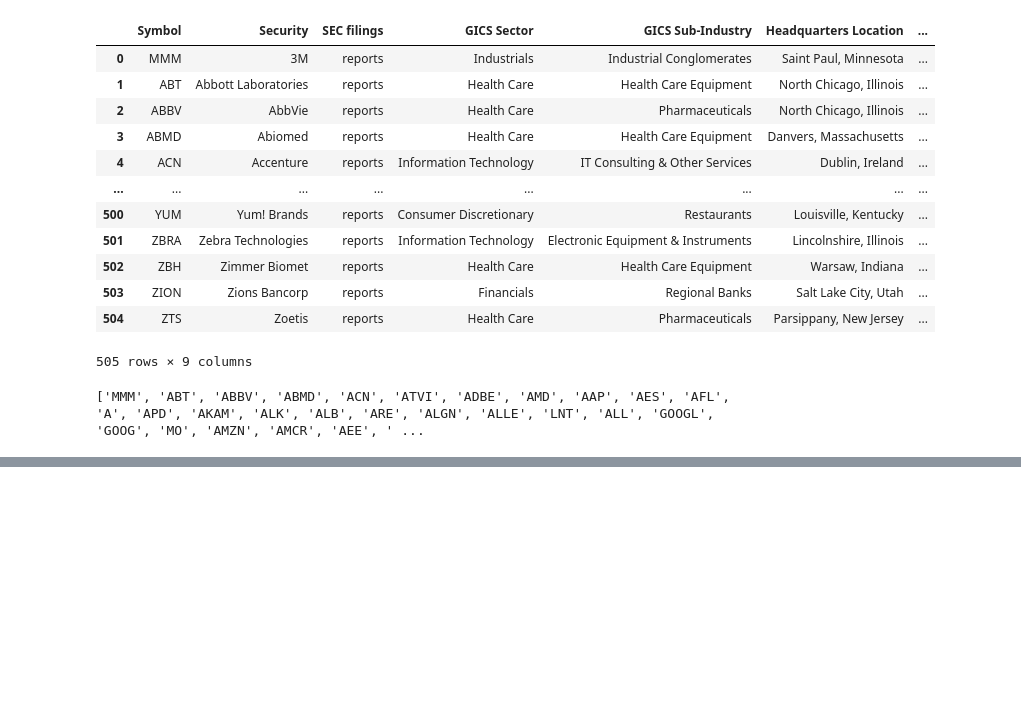
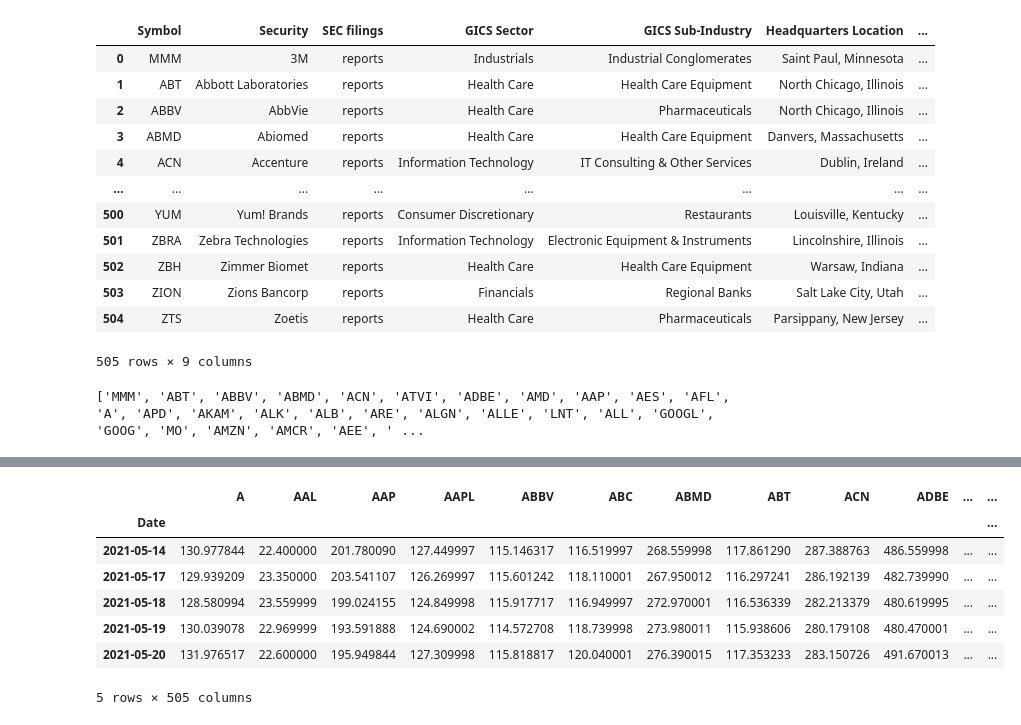
Before and after one commit to scottslusher/Portfolio-Builder, a Jupyter notebook: yfinanc.ipynb, the cells around one changed output, grey strips where cells are left out. Cells and saved outputs as stored; diff of their text form; code cells hidden in the pictures; blank space fills up the shorter version.

```diff
--- a/yfinanc.ipynb
+++ b/yfinanc.ipynb
@@ -62,0 +187,12 @@ download_data()
+# %%
+data_cleaned = data_cleaned.dropna()
+data_cleaned.head()
+# %% [output]
+|  | A | AAL | AAP | AAPL | ABBV | ABC | ABMD | ABT | ACN | ADBE | ... | ... |
+| Date |  |  |  |  |  |  |  |  |  |  |  | ... |
+| 2021-05-14 | 130.977844 | 22.400000 | 201.780090 | 127.449997 | 115.146317 | 116.519997 | 268.559998 | 117.861290 | 287.388763 | 486.559998 | ... | ... |
+| 2021-05-17 | 129.939209 | 23.350000 | 203.541107 | 126.269997 | 115.601242 | 118.110001 | 267.950012 | 116.297241 | 286.192139 | 482.739990 | ... | ... |
+| 2021-05-18 | 128.580994 | 23.559999 | 199.024155 | 124.849998 | 115.917717 | 116.949997 | 272.970001 | 116.536339 | 282.213379 | 480.619995 | ... | ... |
+| 2021-05-19 | 130.039078 | 22.969999 | 193.591888 | 124.690002 | 114.572708 | 118.739998 | 273.980011 | 115.938606 | 280.179108 | 480.470001 | ... | ... |
+| 2021-05-20 | 131.976517 | 22.600000 | 195.949844 | 127.309998 | 115.818817 | 120.040001 | 276.390015 | 117.353233 | 283.150726 | 491.670013 | ... | ... |
+5 rows × 505 columns
```
Also changed, not shown: parts of 9 cells of this notebook, 2 other files.
